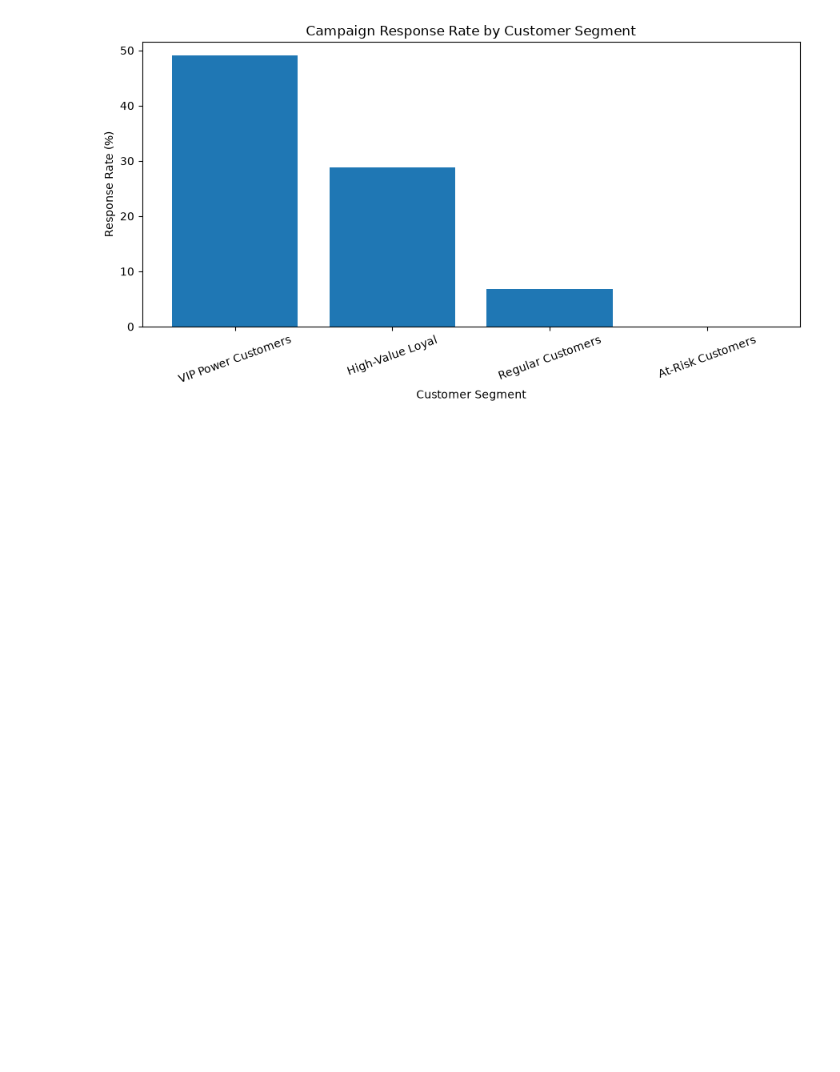
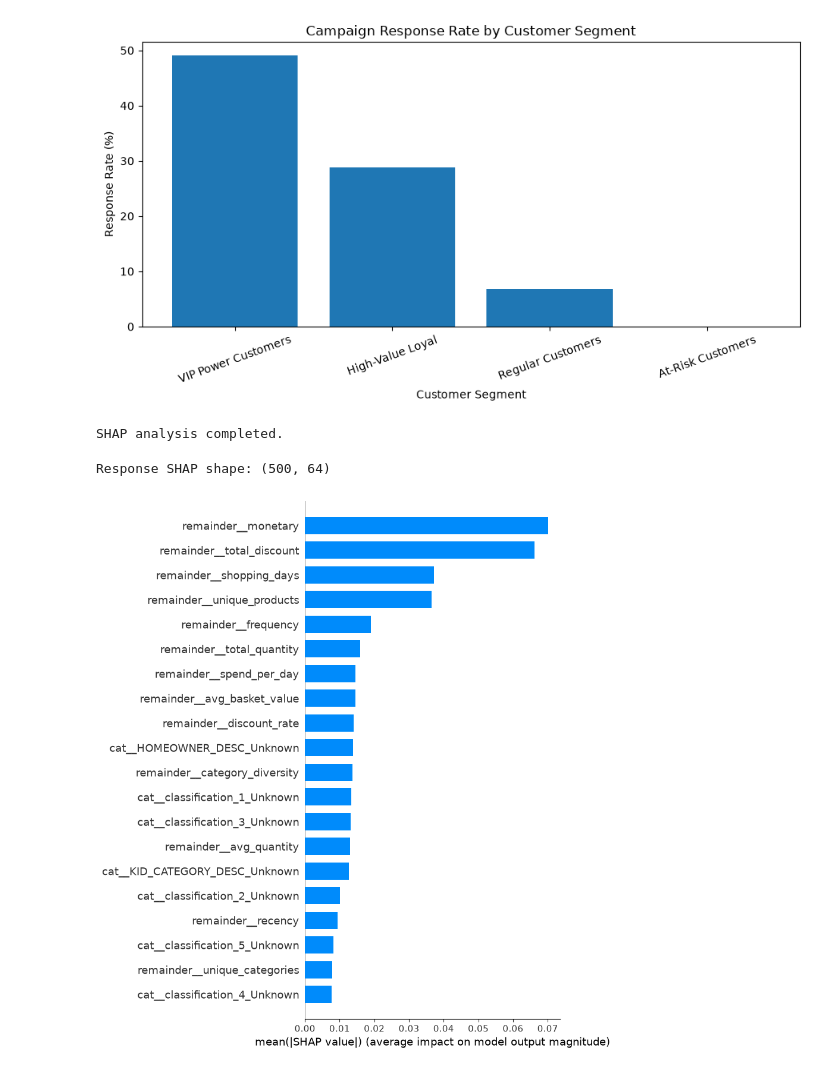
Before and after one commit to varadg7/ConsumerIQ, a Jupyter notebook: notebooks/04_ml_model.ipynb, the cells around one changed output. Saved outputs shown, nothing was run; the diff lists cells and outputs as text; code cells hidden in the pictures; blank space fills up the shorter version.

Commit message:
Add SHAP model explainability

```diff
--- a/notebooks/04_ml_model.ipynb
+++ b/notebooks/04_ml_model.ipynb
@@ -313,3 +313,41 @@ plt.tight_layout()
 plt.show()
 # %% [output]
 [figure]
+# %%
+import shap
+
+# Convert transformed test data to dense format for SHAP
+X_test_dense = X_test.toarray() if hasattr(X_test, "toarray") else X_test
+
+# Create SHAP explainer for the trained Random Forest
+explainer = shap.TreeExplainer(rf_balanced)
+
+# Calculate SHAP values
+shap_values = explainer.shap_values(X_test_dense)
+
+print("SHAP analysis completed.")
+# %% [output]
+SHAP analysis completed.
+# %%
+if isinstance(shap_values, list):
+    response_shap = shap_values[1]
+
+elif len(shap_values.shape) == 3:
+    response_shap = shap_values[:, :, 1]
+
+else:
+    response_shap = shap_values
+
+print("Response SHAP shape:", response_shap.shape)
+# %% [output]
+Response SHAP shape: (500, 64)
+# %%
+shap.summary_plot(
+    response_shap,
+    X_test_dense,
+    feature_names=features,
+    plot_type="bar",
+    show=True
+)
+# %% [output]
+[figure, added]
```
Also changed, not shown: parts of 1 cell of this notebook, 2 other files.
